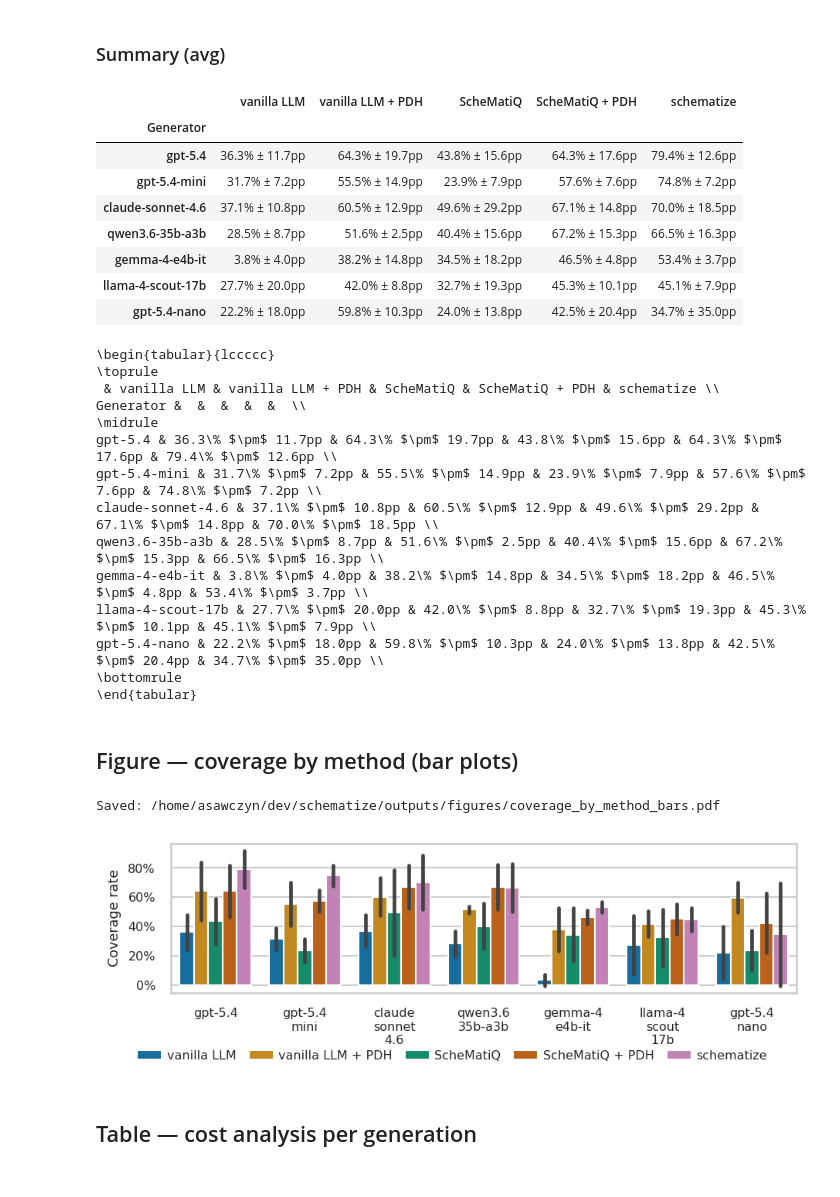
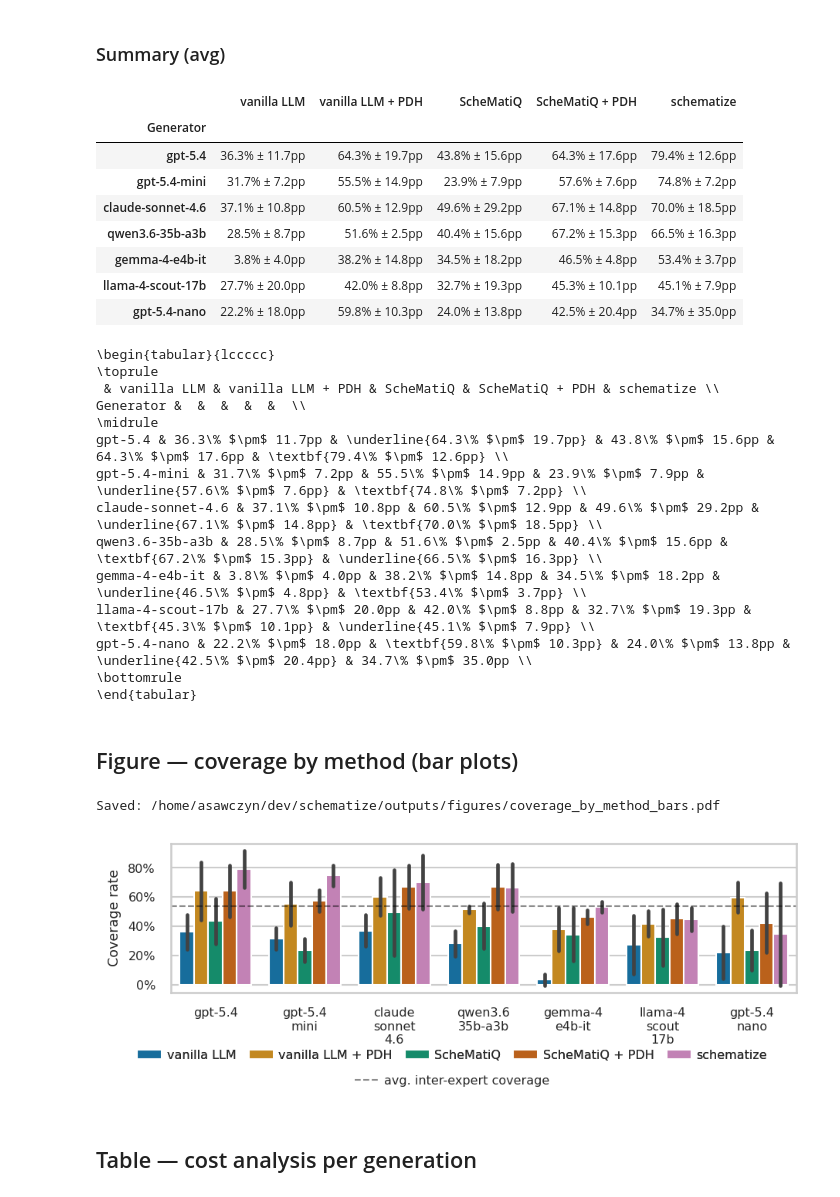
Before and after one commit to pwr-ai/schematize, a Jupyter notebook: notebooks/single_run_analysis.ipynb, the cells around one changed output. Drawn from its saved outputs; the diff is of its cells as text; code cells hidden in the pictures.

Commit message:
refactor: reorganize single-run analysis notebook for improved readability and structure, enhance data loading and coverage table generation

```diff
--- a/notebooks/single_run_analysis.ipynb
+++ b/notebooks/single_run_analysis.ipynb
@@ -338,7 +368,12 @@ summary_table = summary_table.rename_axis("Generator")
 
 display(summary_table)
 
-print(summary_table.map(latex_escape).to_latex(column_format="l" + "c" * len(summary_table.columns)))
+summary_fmt = format_stats(summary_mean, summary_std).map(latex_escape)
+summary_latex = latex_ranked(summary_mean, summary_fmt)
+summary_latex.columns = summary_table.columns
+summary_latex = summary_latex.rename_axis("Generator")
+
+print(summary_latex.to_latex(column_format="l" + "c" * len(summary_table.columns)))
 # %% [output]
 |  | vanilla LLM | vanilla LLM + PDH | ScheMatiQ | ScheMatiQ + PDH | schematize |
 | Generator |  |  |  |  |  |
@@ -354,13 +389,13 @@ print(summary_table.map(latex_escape).to_latex(column_format="l" + "c" * len(sum
  & vanilla LLM & vanilla LLM + PDH & ScheMatiQ & ScheMatiQ + PDH & schematize \\
 Generator &  &  &  &  &  \\
 \midrule
-gpt-5.4 & 36.3\% $\pm$ 11.7pp & 64.3\% $\pm$ 19.7pp & 43.8\% $\pm$ 15.6pp & 64.3\% $\pm$ 17.6pp & 79.4\% $\pm$ 12.6pp \\
-gpt-5.4-mini & 31.7\% $\pm$ 7.2pp & 55.5\% $\pm$ 14.9pp & 23.9\% $\pm$ 7.9pp & 57.6\% $\pm$ 7.6pp & 74.8\% $\pm$ 7.2pp \\
-claude-sonnet-4.6 & 37.1\% $\pm$ 10.8pp & 60.5\% $\pm$ 12.9pp & 49.6\% $\pm$ 29.2pp & 67.1\% $\pm$ 14.8pp & 70.0\% $\pm$ 18.5pp \\
-qwen3.6-35b-a3b & 28.5\% $\pm$ 8.7pp & 51.6\% $\pm$ 2.5pp & 40.4\% $\pm$ 15.6pp & 67.2\% $\pm$ 15.3pp & 66.5\% $\pm$ 16.3pp \\
-gemma-4-e4b-it & 3.8\% $\pm$ 4.0pp & 38.2\% $\pm$ 14.8pp & 34.5\% $\pm$ 18.2pp & 46.5\% $\pm$ 4.8pp & 53.4\% $\pm$ 3.7pp \\
-llama-4-scout-17b & 27.7\% $\pm$ 20.0pp & 42.0\% $\pm$ 8.8pp & 32.7\% $\pm$ 19.3pp & 45.3\% $\pm$ 10.1pp & 45.1\% $\pm$ 7.9pp \\
-gpt-5.4-nano & 22.2\% $\pm$ 18.0pp & 59.8\% $\pm$ 10.3pp & 24.0\% $\pm$ 13.8pp & 42.5\% $\pm$ 20.4pp & 34.7\% $\pm$ 35.0pp \\
+gpt-5.4 & 36.3\% $\pm$ 11.7pp & \underline{64.3\% $\pm$ 19.7pp} & 43.8\% $\pm$ 15.6pp & 64.3\% $\pm$ 17.6pp & \textbf{79.4\% $\pm$ 12.6pp} \\
+gpt-5.4-mini & 31.7\% $\pm$ 7.2pp & 55.5\% $\pm$ 14.9pp & 23.9\% $\pm$ 7.9pp & \underline{57.6\% $\pm$ 7.6pp} & \textbf{74.8\% $\pm$ 7.2pp} \\
+claude-sonnet-4.6 & 37.1\% $\pm$ 10.8pp & 60.5\% $\pm$ 12.9pp & 49.6\% $\pm$ 29.2pp & \underline{67.1\% $\pm$ 14.8pp} & \textbf{70.0\% $\pm$ 18.5pp} \\
+qwen3.6-35b-a3b & 28.5\% $\pm$ 8.7pp & 51.6\% $\pm$ 2.5pp & 40.4\% $\pm$ 15.6pp & \textbf{67.2\% $\pm$ 15.3pp} & \underline{66.5\% $\pm$ 16.3pp} \\
+gemma-4-e4b-it & 3.8\% $\pm$ 4.0pp & 38.2\% $\pm$ 14.8pp & 34.5\% $\pm$ 18.2pp & \underline{46.5\% $\pm$ 4.8pp} & \textbf{53.4\% $\pm$ 3.7pp} \\
+llama-4-scout-17b & 27.7\% $\pm$ 20.0pp & 42.0\% $\pm$ 8.8pp & 32.7\% $\pm$ 19.3pp & \textbf{45.3\% $\pm$ 10.1pp} & \underline{45.1\% $\pm$ 7.9pp} \\
+gpt-5.4-nano & 22.2\% $\pm$ 18.0pp & \textbf{59.8\% $\pm$ 10.3pp} & 24.0\% $\pm$ 13.8pp & \underline{42.5\% $\pm$ 20.4pp} & 34.7\% $\pm$ 35.0pp \\
 \bottomrule
 \end{tabular}
 # %% [markdown]
@@ -379,6 +414,8 @@ def wrap_label(name: str, max_len: int = 8) -> str:
     return "\n".join(lines)
 
 
+INTER_EXPERT_COVERAGE = 0.538
+
 plot_df = combined_df.assign(Method=combined_df["method"].map(METHOD_NAMES))
 methods = [m for m in METHOD_ORDER if m in combined_df["method"].unique()]
 hue_order = [METHOD_NAMES[m] for m in methods]
@@ -387,37 +424,48 @@ palette = sns.color_palette("colorblind", n_colors=len(hue_order))
 sns.set_theme(style="whitegrid", font_scale=0.70)
 fig, ax = plt.subplots(figsize=(0.6 * len(generator_order) + 2, 2))
 sns.barplot(
     data=plot_df, x="generator", y="coverage", hue="Method",
     order=generator_order, hue_order=hue_order, errorbar="sd",
     palette=palette, ax=ax,
 )
+ax.axhline(INTER_EXPERT_COVERAGE, color="black", linestyle="--", linewidth=1, alpha=0.45, label="avg. inter-expert coverage")
 ax.set_xticklabels([wrap_label(g) for g in generator_order])
 ax.set_xlabel("")
 ax.set_ylabel("Coverage rate")
 ax.yaxis.set_major_formatter(mticker.PercentFormatter(xmax=1, decimals=0))
 
 handles, labels = ax.get_legend_handles_labels()
 ax.get_legend().remove()
-fig.legend(
-    handles,
-    labels,
+method_legend = fig.legend(
+    handles[:-1],
+    labels[:-1],
     loc="lower center",
     ncol=len(hue_order),
     frameon=False,
     bbox_to_anchor=(0.5, -0.05),
     handletextpad=0.4,
     columnspacing=1.0,
     labelspacing=0.3,
 )
+fig.add_artist(method_legend)
+fig.legend(
+    handles[-1:],
+    labels[-1:],
+    loc="lower center",
+    ncol=1,
+    frameon=False,
+    bbox_to_anchor=(0.5, -0.16),
+    handletextpad=0.4,
+)
 fig.tight_layout()
 
 out_pdf = FIGURES_DIR / "coverage_by_method_bars.pdf"
 fig.savefig(out_pdf, bbox_inches="tight")
 print(f"Saved: {out_pdf}")
 plt.show()
 # %% [output]
 Saved: /home/asawczyn/dev/schematize/outputs/figures/coverage_by_method_bars.pdf
-[figure, old version]
+[figure, new version]
 # %% [markdown]
 ## Table — cost analysis per generation
 # %%
```
Also changed, not shown: parts of 3 cells of this notebook.
